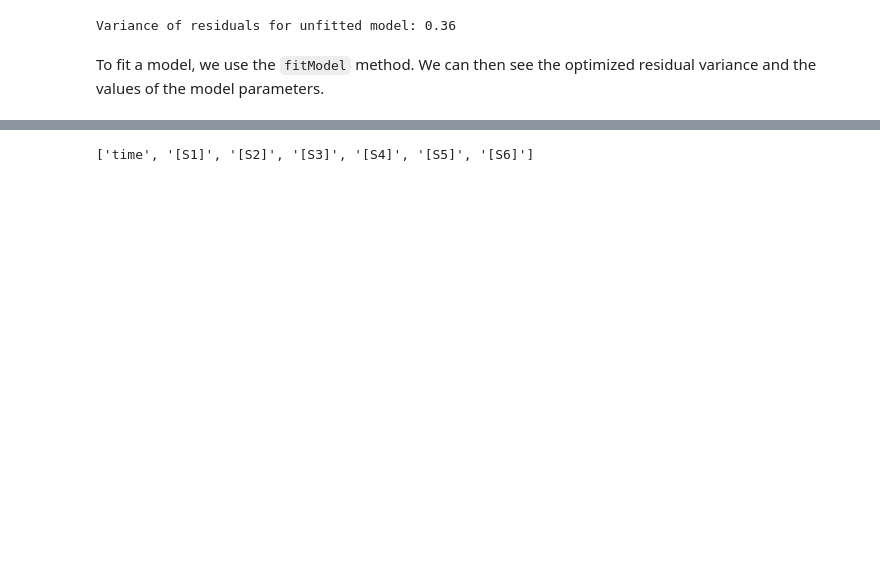
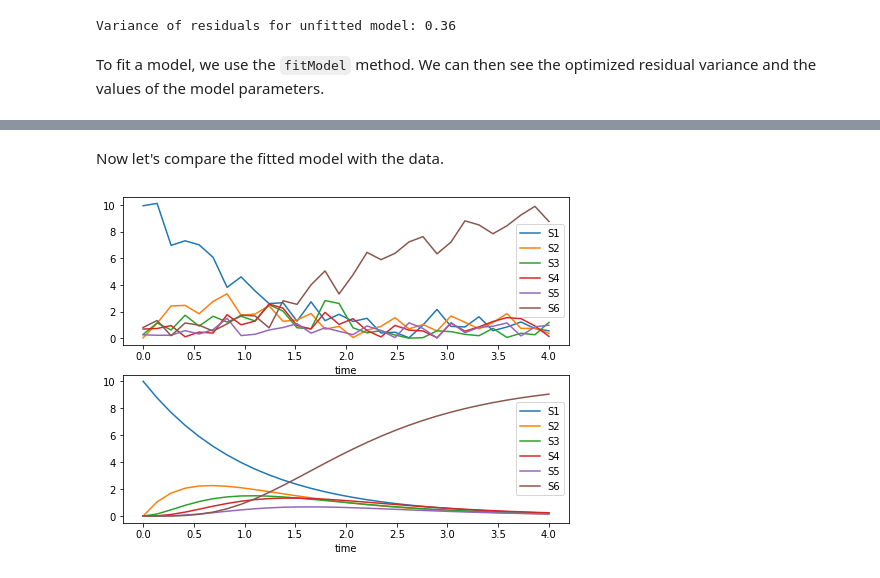
Before and after one commit to sys-bio/teUtils, a Jupyter notebook: teUtils/teUtils/Tutorial on Utilities for Model Fitting.ipynb, the cells around one changed output, grey strips where cells are left out. Drawn from its saved outputs; the diff is of its cells as text; code cells hidden in the pictures; blank space fills up the shorter version.

```diff
--- a/teUtils/teUtils/Tutorial on Utilities for Model Fitting.ipynb
+++ b/teUtils/teUtils/Tutorial on Utilities for Model Fitting.ipynb
@@ -311,7 +364,9 @@ Values of fitted parameters: [0.9557898349145588, 2.240749174023015, 2.967723127
+# %% [markdown]
+Now let's compare the fitted model with the data.
 # %%
-model = fitter.roadrunner_model
-sim_data = model.simulate(ts1.start, ts1.end, len(ts1))
+fitted_model = fitter.roadrunner_model
+fitted_model.reset()
+fitted_ts = NamedTimeseries(named_array=fitted_model.simulate(ts1.start, ts1.end, len(ts1)))
+plotter.plotMultiple(timeseries2=fitted_ts)
+# %% [output]
+[figure, added]
-# %%
-sim_data.colnames
-# %% [output]
-['time', '[S1]', '[S2]', '[S3]', '[S4]', '[S5]', '[S6]']
```
Also changed, not shown: parts of 21 cells of this notebook, 1 other file.
